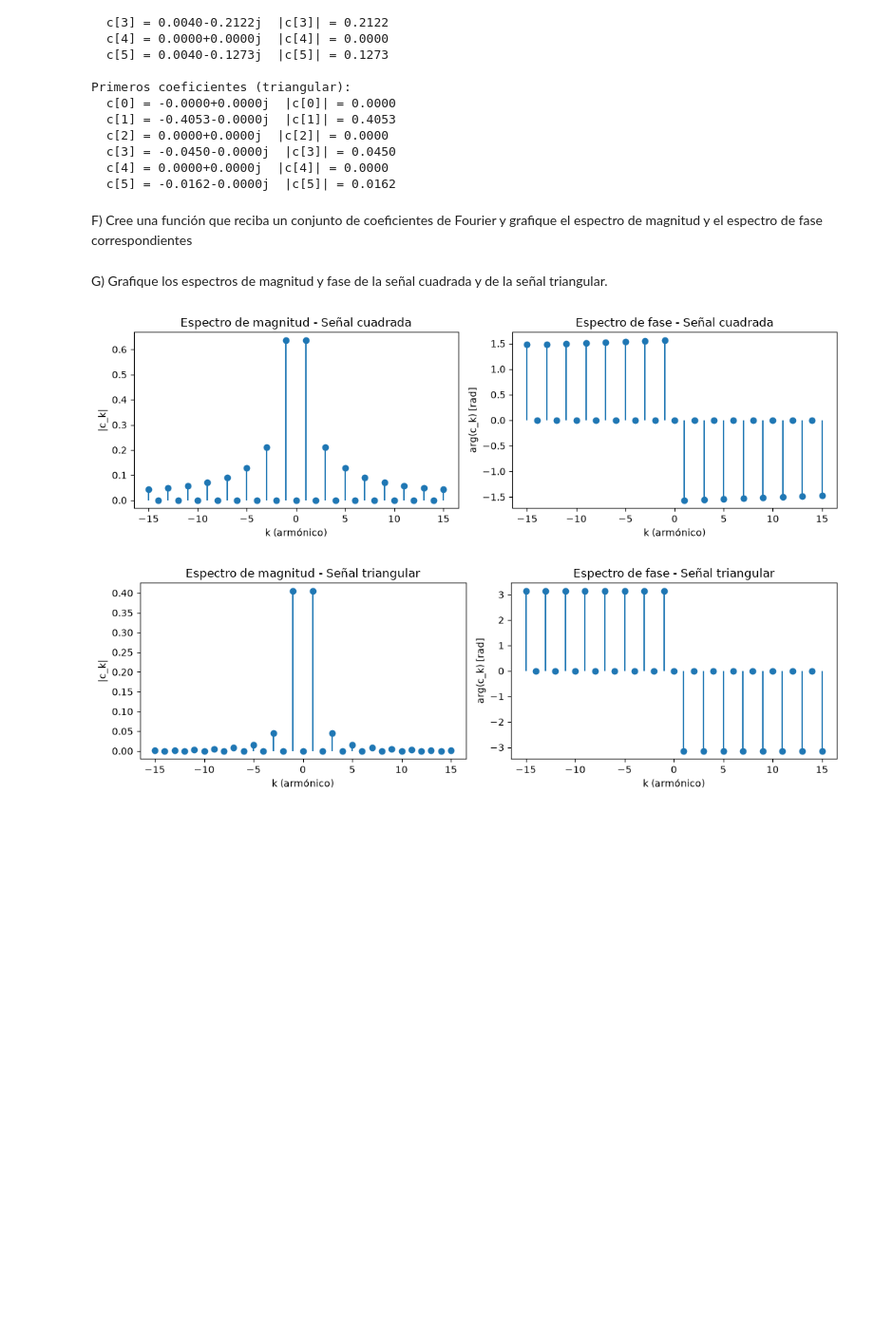
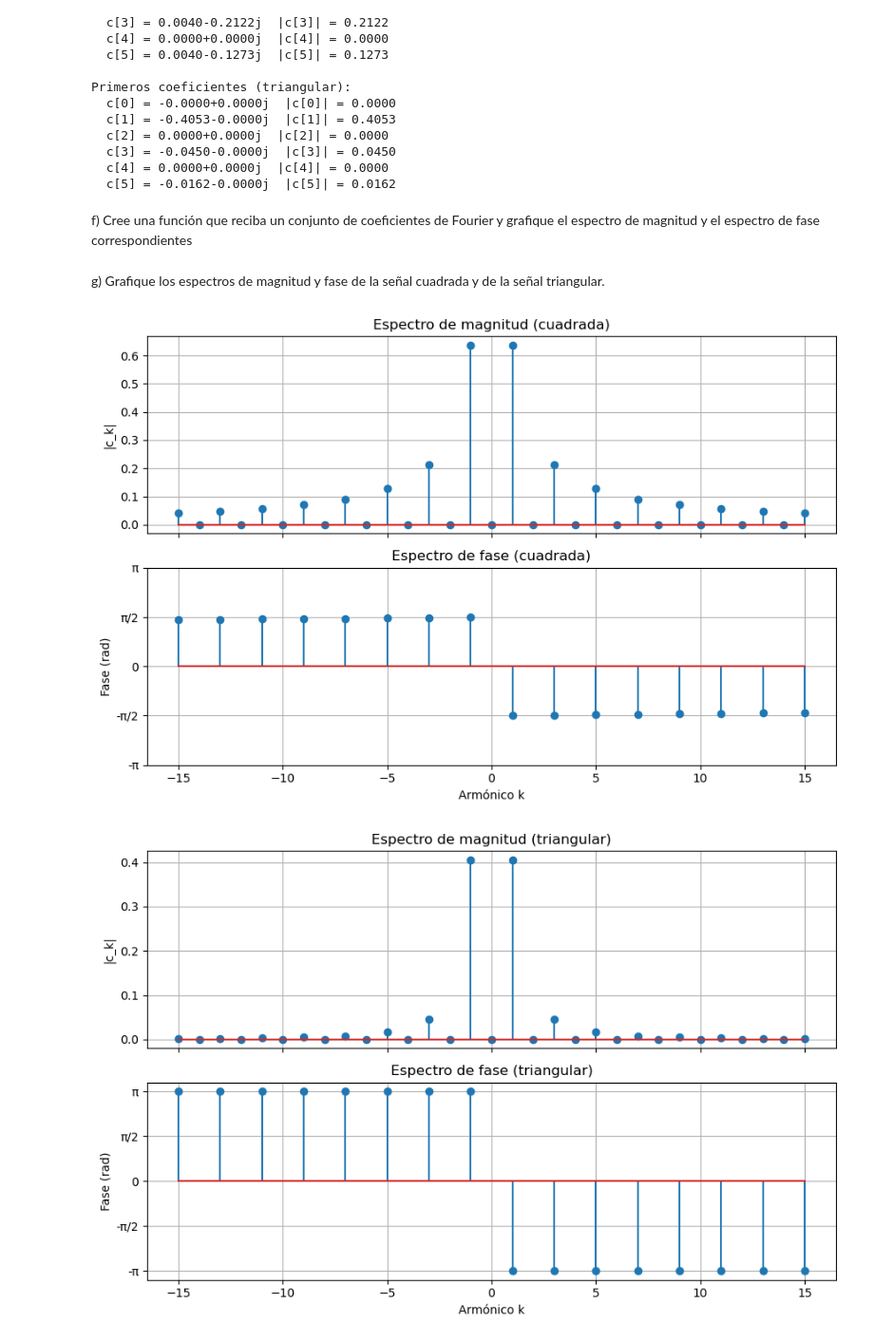
Before and after one commit to valentinamoralese/Biose-ales-Valentina-Morales-Paula-Garcia, a Jupyter notebook: Practica3_Valentina_Paula.ipynb, the cells around one changed output. Shown at 95% size. Drawn from its saved outputs; the diff is of its cells as text; code cells hidden in the pictures; blank space fills up the shorter version.

Commit message:
Práctica 3: series de Fourier

```diff
--- a/Practica3_Valentina_Paula.ipynb
+++ b/Practica3_Valentina_Paula.ipynb
@@ -98,39 +98,40 @@ Primeros coeficientes (triangular):
   c[4] = 0.0000+0.0000j  |c[4]| = 0.0000
   c[5] = -0.0162-0.0000j  |c[5]| = 0.0162
 # %% [markdown]
-F) Cree una función que reciba un conjunto de coeficientes de Fourier y grafique el espectro de
+f) Cree una función que reciba un conjunto de coeficientes de Fourier y grafique el espectro de
 magnitud y el espectro de fase correspondientes
 # %%
-def graficar_espectro(k, c_k, n_max=10, titulo='', umbral=1e-3):
-    """
-    Grafica el espectro de magnitud |c_k| y el espectro de fase arg(c_k)
-    para los armónicos entre -n_max y n_max.
-    """
-    mask = np.abs(k) <= n_max
-    k_p = k[mask]
-    mag = np.abs(c_k[mask])
-    fase = np.angle(c_k[mask])
-    fase[mag < umbral] = 0  # evita fases numéricamente ruidosas donde |c_k| ~ 0
+def graficar_espectros(k, c_k, titulo="", k_max=15, umbral=1e-6):
+    magnitud = np.abs(c_k)
+    fase = np.angle(c_k)
 
-    fig, axs = plt.subplots(1, 2, figsize=(11, 3.5))
-    axs[0].stem(k_p, mag, basefmt=' ')
-    axs[0].set_title(f'Espectro de magnitud {titulo}')
-    axs[0].set_xlabel('k (armónico)')
-    axs[0].set_ylabel('|c_k|')
+    en_rango = np.abs(k) <= k_max
+    significativo = magnitud > umbral * magnitud.max()
 
-    axs[1].stem(k_p, fase, basefmt=' ')
-    axs[1].set_title(f'Espectro de fase {titulo}')
-    axs[1].set_xlabel('k (armónico)')
-    axs[1].set_ylabel('arg(c_k) [rad]')
+    fig, axs = plt.subplots(2, 1, sharex=True, figsize=(9, 6))
+
+    axs[0].stem(k[en_rango], magnitud[en_rango])
+    axs[0].set_title(f"Espectro de magnitud {titulo}")
+    axs[0].set_ylabel("|c_k|")
+    axs[0].grid(True)
+
+    sel = en_rango & significativo
+    axs[1].stem(k[sel], fase[sel])
+    axs[1].set_title(f"Espectro de fase {titulo}")
+    axs[1].set_xlabel("Armónico k")
+    axs[1].set_ylabel("Fase (rad)")
+    axs[1].set_yticks([-np.pi, -np.pi/2, 0, np.pi/2, np.pi])
+    axs[1].set_yticklabels(["-π", "-π/2", "0", "π/2", "π"])
+    axs[1].grid(True)
 
     plt.tight_layout()
     plt.show()
 # %% [markdown]
-G) Grafique los espectros de magnitud y fase de la señal cuadrada y de la señal triangular.
+g) Grafique los espectros de magnitud y fase de la señal cuadrada y de la señal triangular.
 # %%
-graficar_espectro(k_sq, c_sq, n_max=15, titulo='- Señal cuadrada')
-graficar_espectro(k_tri, c_tri, n_max=15, titulo='- Señal triangular')
+graficar_espectros(k_sq, c_sq, titulo="(cuadrada)")
+graficar_espectros(k_tri, c_tri, titulo="(triangular)")
 # %% [output]
-[figure, old version]
+[figure, new version]
-[figure, old version]
+[figure, new version]
 # %% [markdown]
```
Also changed, not shown: parts of 16 cells of this notebook, 1 other file.
